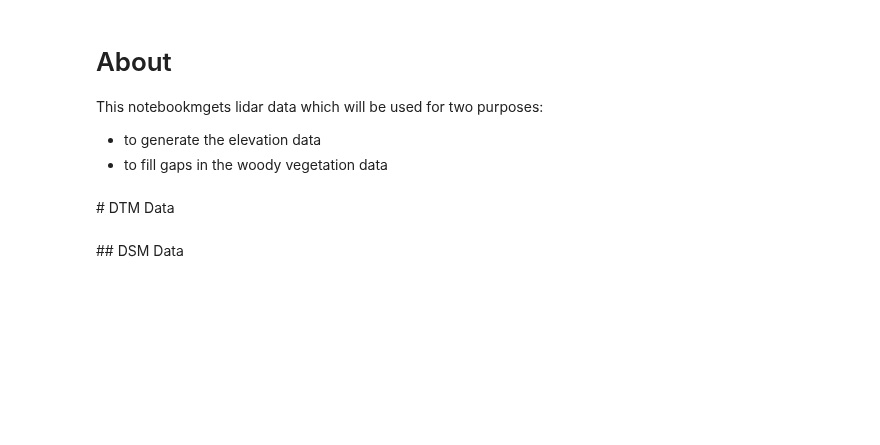
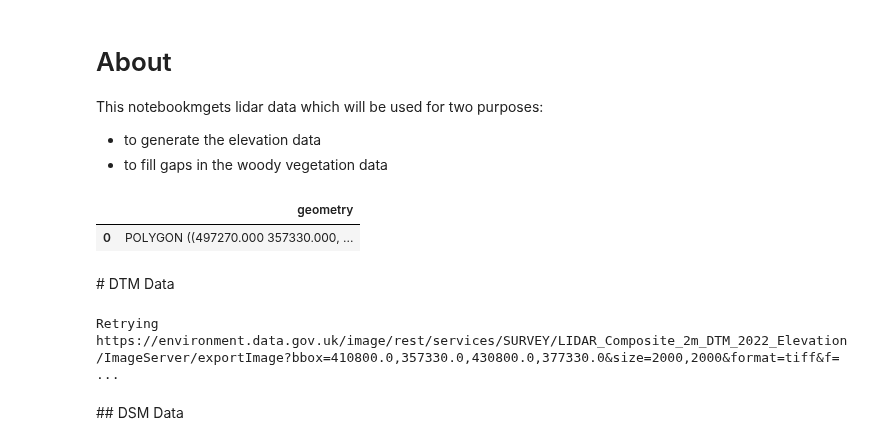
Before and after one commit to MatthewJWhittle/shefflied-bats, a Jupyter notebook: pipelines/get-lidar.ipynb, the cells around one changed output. Saved outputs shown, nothing was run; the diff lists cells and outputs as text; code cells hidden in the pictures; blank space fills up the shorter version.

```diff
--- a/pipelines/get-lidar.ipynb
+++ b/pipelines/get-lidar.ipynb
@@ -23,3 +19,19 @@ boundary["geometry"] = boundary.geometry.buffer(7000)
+# %%
+import rioxarray as rxr
+import xarray as xr
+from shapely.geometry import box
+import geopandas as gpd
+
+
+s2_image = xr.open_mfdataset("data/raw/big-files/sentinel-2/*.tif", engine="rasterio", chunks = "auto")
+bbox = s2_image.rio.bounds()
+
+boundary = gpd.GeoDataFrame({"geometry": [box(*bbox)]}, crs=s2_image.rio.crs)
+boundary = boundary.to_crs("EPSG:27700")
+boundary
+# %% [output]
+|  | geometry |
+| 0 | POLYGON ((497270.000 357330.000, ... |
 # %% [markdown]
 # DTM Data
 # %%
@@ -33,6 +45,8 @@ dtm_downloader = ImageTileDownloader(
 dtm_image = dtm_downloader.download_image(
     boundary.geometry[0], target_resolution=dl_resolution
 )
+# %% [output]
+Retrying https://environment.data.gov.uk/image/rest/services/SURVEY/LIDAR_Composite_2m_DTM_2022_Elevation/ImageServer/exportImage?bbox=410800.0,357330.0,430800.0,377330.0&size=2000,2000&format=tiff&f= ...
 # %% [markdown]
 ## DSM Data
 # %%
```
Also changed, not shown: parts of 4 cells of this notebook, 6 other files.
